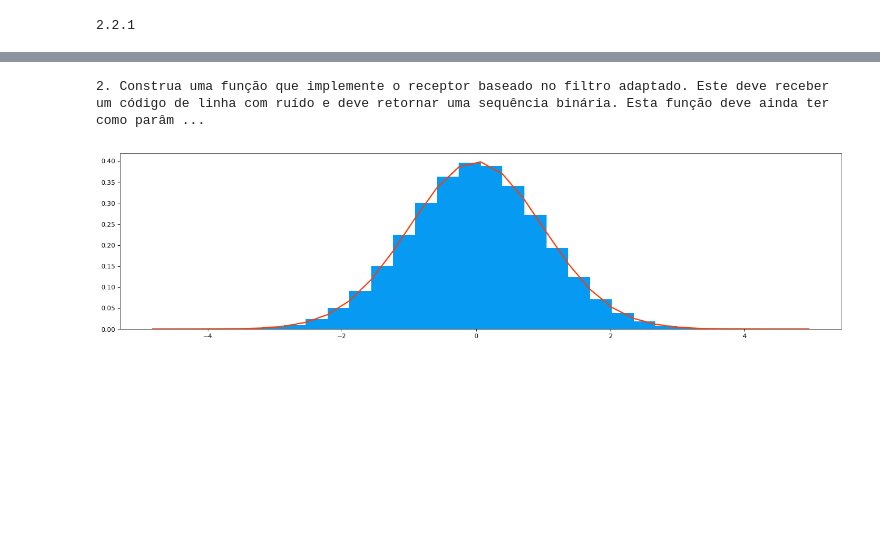
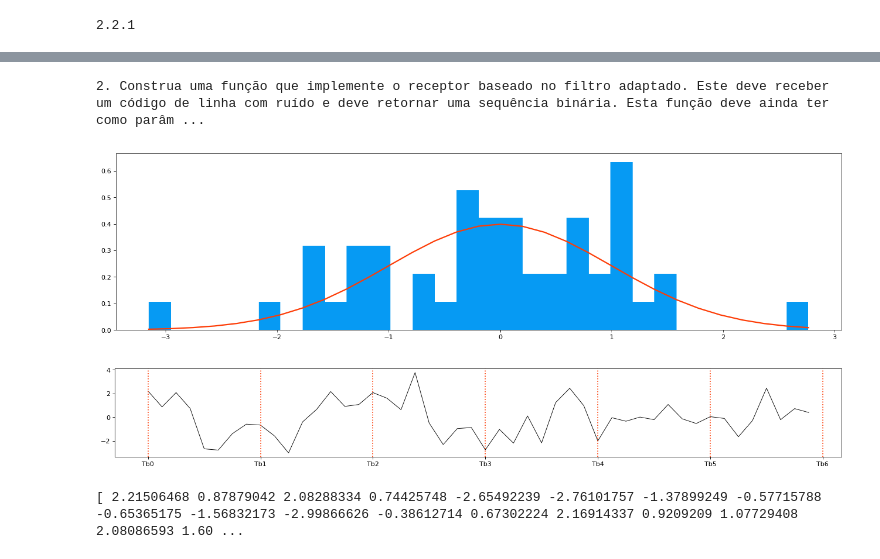
Before and after one commit to pedroamarocosta/CPSTP3, a Jupyter notebook: CPS+TP3.ipynb, the cells around one changed output, grey strips where cells are left out. Drawn from its saved outputs; the diff is of its cells as text; code cells hidden in the pictures; blank space fills up the shorter version.

```diff
--- a/CPS+TP3.ipynb
+++ b/CPS+TP3.ipynb
@@ -161,9 +161,9 @@ def quantization(R, Vmax, sampledSignal, SamplesTaken, quantifier="Midrise"):
 # Audio Signal Complete ADC
 #=========================================================================
 
-File = "myJupyterFiles/som_8_16_mono"
+#File = "myJupyterFiles/som_8_16_mono"
 #File = "myJupyterFiles/lightsaber"
-#File = "myJupyterFiles/bach_guitar"
+File = "myJupyterFiles/bach_guitar"
 Fs, Data = wavfile.read(File + ".wav")
 SamplesTaken = len(Data)
 Duration = len(Data)/Fs
@@ -214,7 +214,7 @@ def completeManchesterEncoding(OriginalMessageInBinary):
     Result = map(lambda Binary: unitManchesterTemplate(Binary, Voltage, Points), OriginalMessageInBinary)
     return hstack(Result)
 
-Voltage = 5
+Voltage = 1
 Points = 8
 
 #print(OriginalMessageInBinary)
@@ -224,10 +224,10 @@ Points = 8
 #EncodedMessage = completeManchesterEncoding([0,1])
 #CorrectSize = len([0,1]) * Points
 
-EncodedMessage = completeManchesterEncoding(OriginalMessageInBinary)
+EncodedMessage = completeManchesterEncoding([0,1,0,1,1,1])
 CorrectSize = len([0,1,0,1,1,1]) * Points
 
-#display(HTML("<p>" + str(EncodedMessage) + "</p>"))
+display(HTML("<p>" + str(EncodedMessage) + "</p>"))
 display(HTML("<br>"))
 # %% [output]
 1. Construa uma função que implemente o emissor para o código de linha Manchester. Assuma que a entrada é um Numpy array de bits(com dimensão N), a amplitude do código (A) e o número de pontos (amostr ...
@@ -246,34 +247,35 @@ def generatingError(EncodedMessage, Sigma, Mean = 0):
     Error = random.normal(Mean, Sigma, len(EncodedMessage))
     #print(Error)
 
     plt.figure(figsize=(20, 5), dpi=80, facecolor='1')
     Count, Bins, Ignored = plt.hist(Error, 30, histtype='barstacked', color='xkcd:azure', normed=True)
     plt.plot(Bins, (1/(Sigma * sqrt(2 * pi)) * exp( - (Bins - Mean)**2 / (2 * Sigma**2) )), linewidth=2, color='xkcd:red orange')
     plt.show()
 
     MessageWithAWGN = Error + EncodedMessage.astype(float64)
-    #print(MessageWithAWGN)
 
     plt.figure(figsize=(20, 2.5), dpi=80, facecolor='1')
     plt.plot(MessageWithAWGN, linewidth='0.8', color='xkcd:black')
     plt.xticks(arange(0,len(MessageWithAWGN),Points))
     plt.xticks(
         [x for x in arange(0,len(MessageWithAWGN)+Points,Points)],
         ['Tb%i'%x for x in arange(0,(len(MessageWithAWGN)/Points)+1,1)]
     )
     for VerticalLine in arange(0,len(MessageWithAWGN)+Points,Points):
         plt.axvline(x=VerticalLine, color='xkcd:red orange', linestyle='dotted')
     plt.show()
     return MessageWithAWGN
 
 
-StandardDeviation = Sigma = Lambda = DesvioPadrão = 1
+StandardDeviation = Sigma = Lambda = DesvioPadrão = sqrt(1)
 Mean = Média = Mu = 0
 # Distribuição normal padronizada - equivale à distribuição normal com mu = 0 e sigma = 1.
 
 MessageWithAWGN = generatingError(EncodedMessage, Lambda)
-#display(HTML("<p>" + str(MessageWithAWGN) + "</p>"))
+display(HTML("<p>" + str(MessageWithAWGN) + "</p>"))
 display(HTML('<br>'))
 # %% [output]
 2. Construa uma função que implemente o receptor baseado no filtro adaptado. Este deve receber um código de linha com ruído e deve retornar uma sequência binária. Esta função deve ainda ter como parâm ...
-[figure, old version]
+[figure, new version]
+[figure, added]
+[ 2.21506468 0.87879042 2.08288334 0.74425748 -2.65492239 -2.76101757 -1.37899249 -0.57715788 -0.65365175 -1.56832173 -2.99866626 -0.38612714 0.67302224 2.16914337 0.9209209 1.07729408 2.08086593 1.60 ...
```
Also changed, not shown: parts of 5 cells of this notebook.
